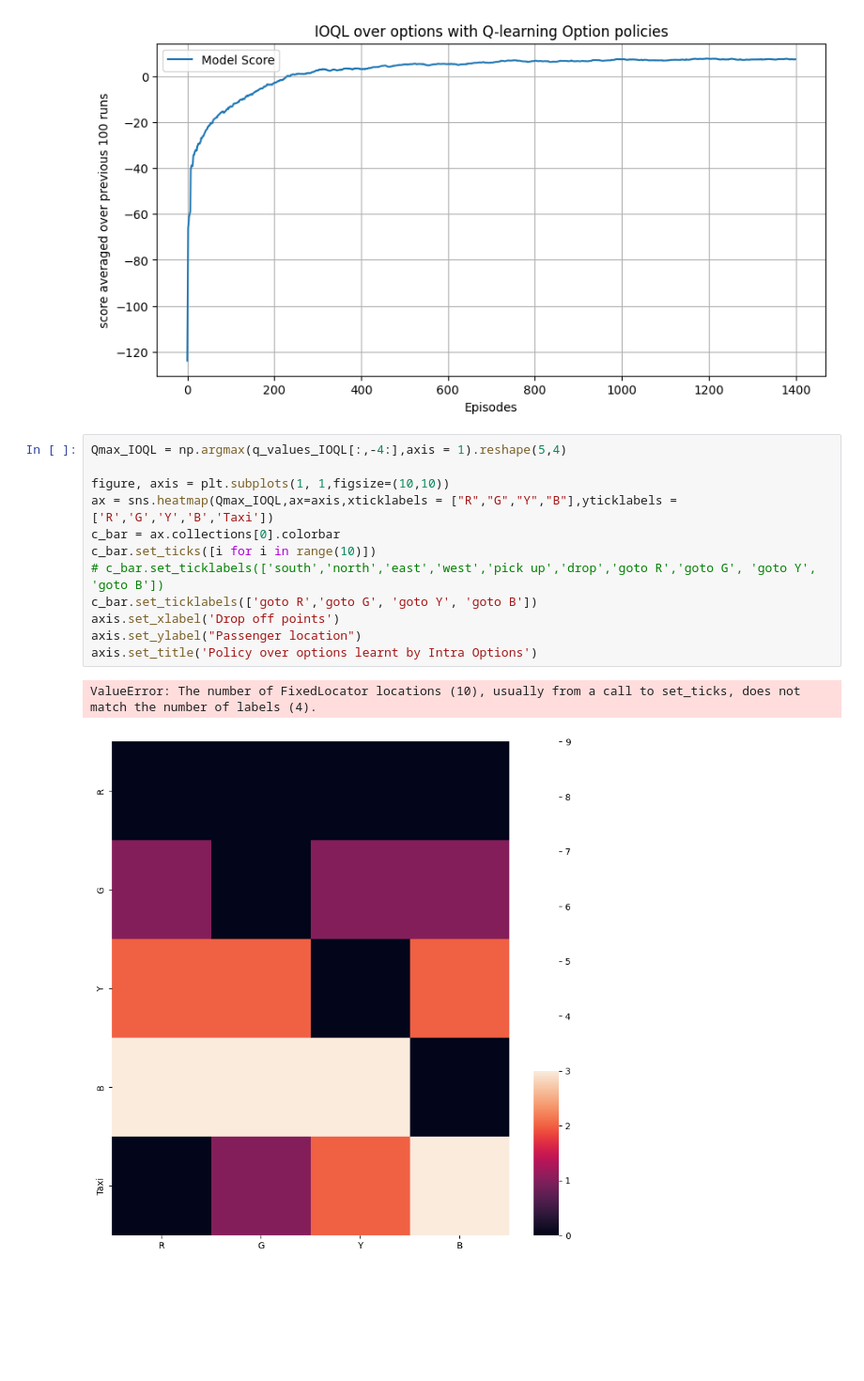
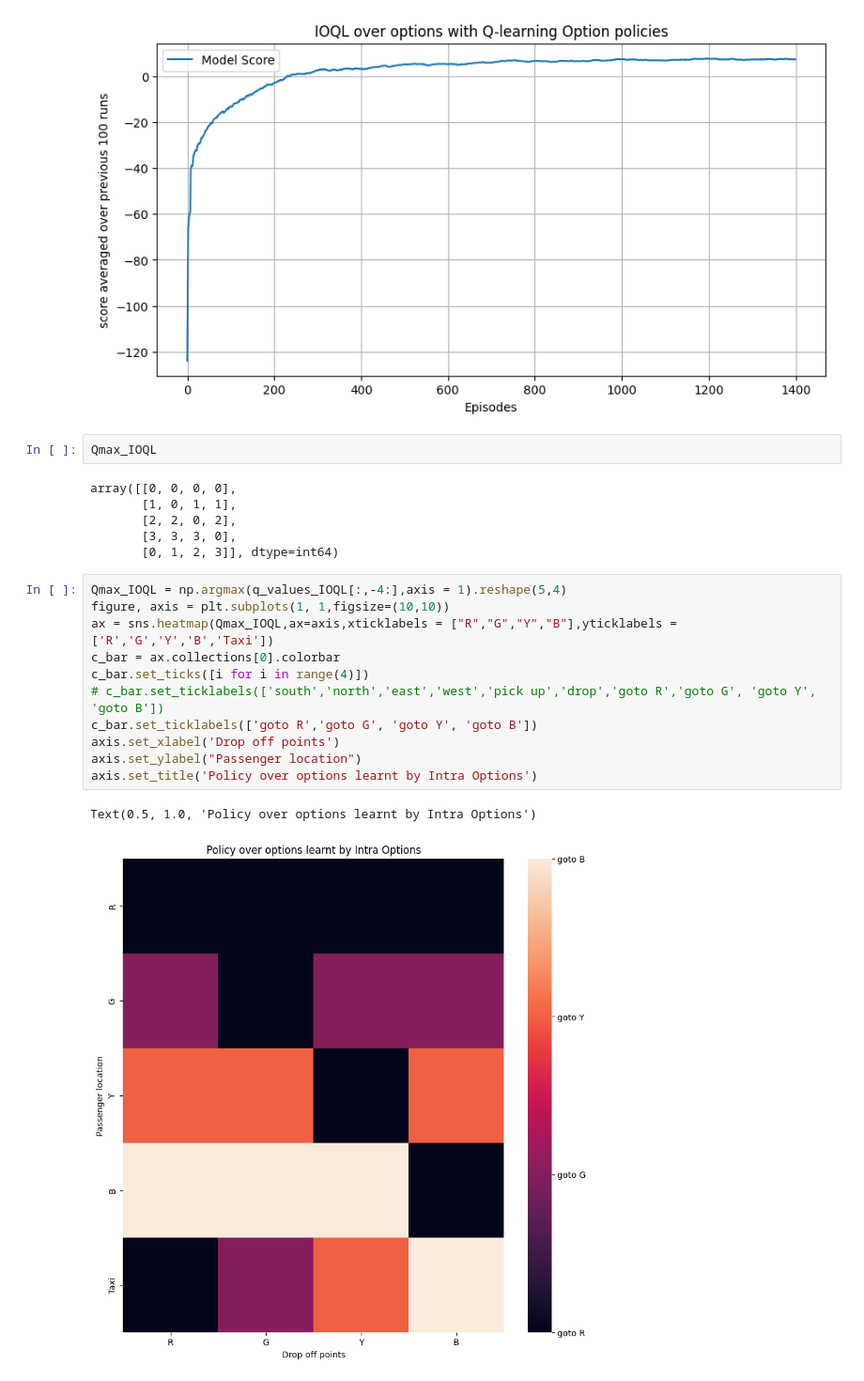
Before and after one commit to Akranth3/CS6700-IITM, a Jupyter notebook: Assignment 3/model.ipynb, the cells around one changed output. Shown at 94% size. Saved outputs shown, nothing was run; the diff lists cells and outputs as text; blank space fills up the shorter version.

Commit message:
fixed plot error in model file

```diff
--- a/Assignment 3/model.ipynb
+++ b/Assignment 3/model.ipynb
@@ -295,19 +295,26 @@ plt.grid()
 plt.savefig("Plots/IOQL/reward_vs_episodes.png")
 # %% [output]
 [figure]
+# %%
+Qmax_IOQL
+# %% [output]
+array([[0, 0, 0, 0],
+       [1, 0, 1, 1],
+       [2, 2, 0, 2],
+       [3, 3, 3, 0],
+       [0, 1, 2, 3]], dtype=int64)
 # %%
 Qmax_IOQL = np.argmax(q_values_IOQL[:,-4:],axis = 1).reshape(5,4)
-
 figure, axis = plt.subplots(1, 1,figsize=(10,10))
 ax = sns.heatmap(Qmax_IOQL,ax=axis,xticklabels = ["R","G","Y","B"],yticklabels = ['R','G','Y','B','Taxi'])
 c_bar = ax.collections[0].colorbar
-c_bar.set_ticks([i for i in range(10)])
+c_bar.set_ticks([i for i in range(4)])
 # c_bar.set_ticklabels(['south','north','east','west','pick up','drop','goto R','goto G', 'goto Y', 'goto B'])
 c_bar.set_ticklabels(['goto R','goto G', 'goto Y', 'goto B'])
 axis.set_xlabel('Drop off points')
 axis.set_ylabel("Passenger location")
 axis.set_title('Policy over options learnt by Intra Options')
 # %% [output]
-ValueError: The number of FixedLocator locations (10), usually from a call to set_ticks, does not match the number of labels (4).
+Text(0.5, 1.0, 'Policy over options learnt by Intra Options')
-[figure, old version]
+[figure, new version]
 # %%
```
Also changed, not shown: parts of 1 cell of this notebook.
